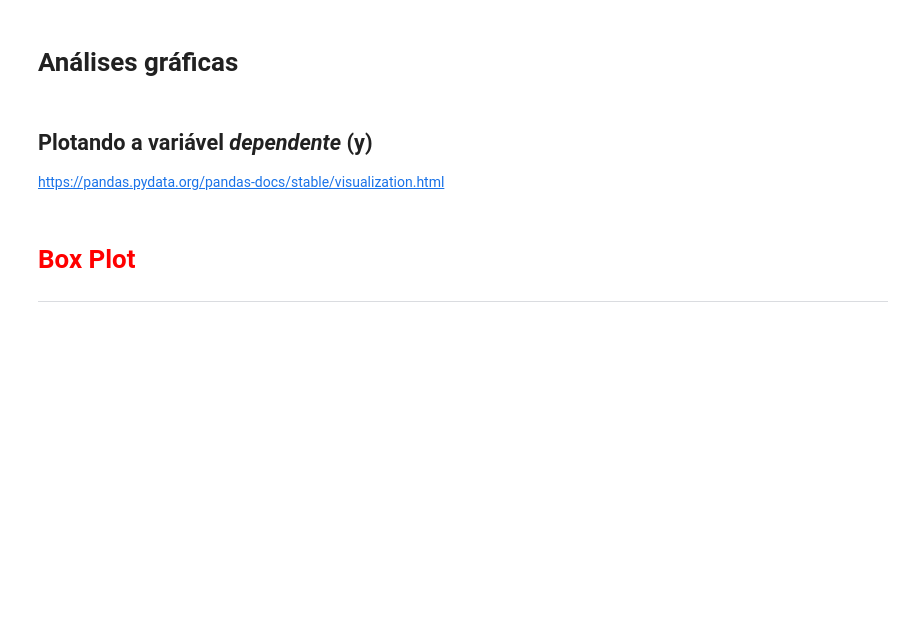
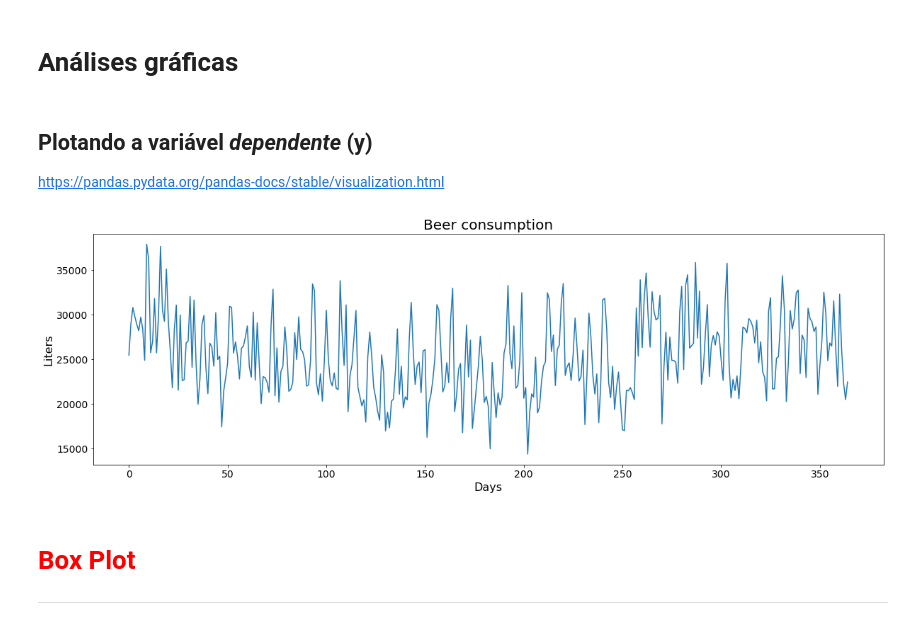
Before and after one commit to Gabriel-limadev/data_science_study, a Jupyter notebook: 5 - Regressão linear: testando relações e prevendo resultados/course_files/regressao_linear.ipynb, the cells around one changed output. Drawn from its saved outputs; the diff is of its cells as text; code cells hidden in the pictures; blank space fills up the shorter version.

```diff
--- a/5 - Regressão linear: testando relações e prevendo resultados/course_files/regressao_linear.ipynb
+++ b/5 - Regressão linear: testando relações e prevendo resultados/course_files/regressao_linear.ipynb
@@ -122,6 +122,16 @@ data.corr().round(4)
 # %% [markdown]
 ## Plotando a variável *dependente* (y)
 https://pandas.pydata.org/pandas-docs/stable/visualization.html
+# %%
+fig, ax = plt.subplots(figsize = (20, 6))
+
+ax.set_title('Beer consumption', fontsize = 20)
+ax.set_ylabel('Liters', fontsize = 16)
+ax.set_xlabel('Days', fontsize = 16)
+
+ax = data['consumption'].plot(fontsize = 14)
+# %% [output]
+[figure, added]
 # %% [markdown]
 # <font color='red' style='font-size: 30px;'>Box Plot</font>
 <hr style='border: 2px solid red;'>
```
Also changed, not shown: parts of 10 cells of this notebook.
